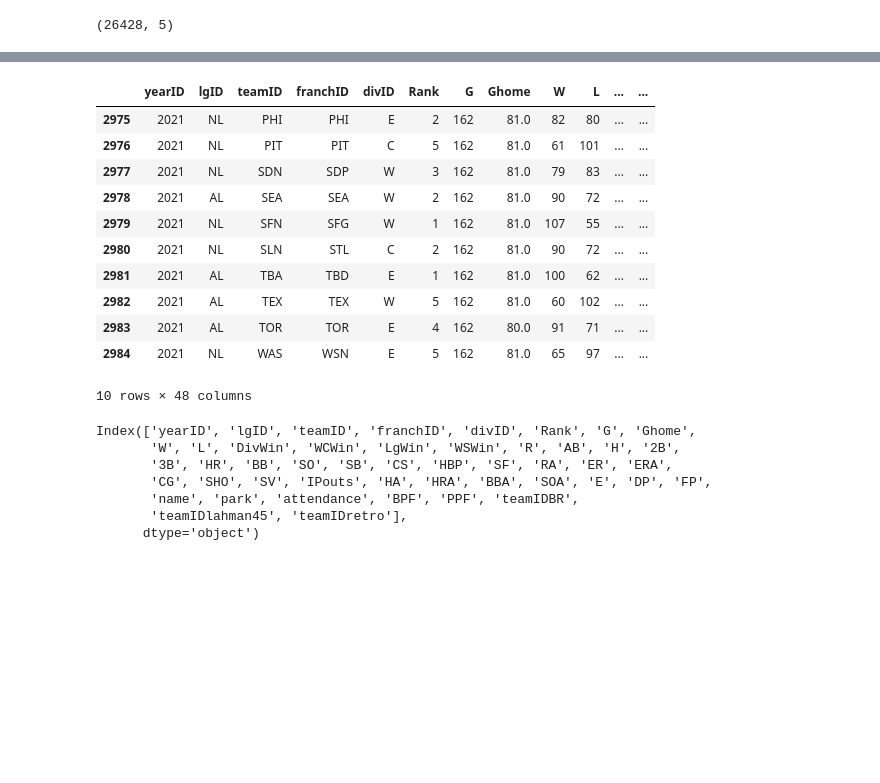
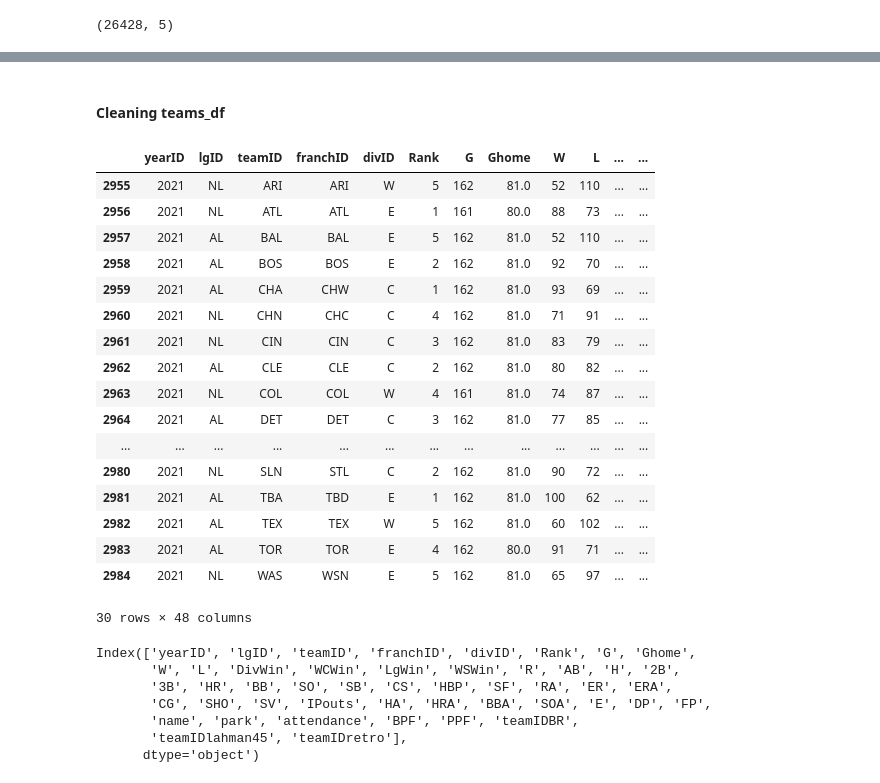
Before and after one commit to jskominsky/Predicting_MLB_Free_Agent_Salaries, a Jupyter notebook: Workspace/Data Cleaning.ipynb, the cells around one changed output, grey strips where cells are left out. Cells and saved outputs as stored; diff of their text form; code cells hidden in the pictures; blank space fills up the shorter version.

```diff
--- a/Workspace/Data Cleaning.ipynb
+++ b/Workspace/Data Cleaning.ipynb
@@ -509,18 +689,26 @@ playoff_results_df.tail(10)
+# %% [markdown]
+#### Cleaning teams_df
 # %%
-teams_df.tail(10)
+teams_df.tail(30)
 # %% [output]
 |  | yearID | lgID | teamID | franchID | divID | Rank | G | Ghome | W | L | ... | ... |
-| 2975 | 2021 | NL | PHI | PHI | E | 2 | 162 | 81.0 | 82 | 80 | ... | ... |
-| 2976 | 2021 | NL | PIT | PIT | C | 5 | 162 | 81.0 | 61 | 101 | ... | ... |
-| 2977 | 2021 | NL | SDN | SDP | W | 3 | 162 | 81.0 | 79 | 83 | ... | ... |
-| 2978 | 2021 | AL | SEA | SEA | W | 2 | 162 | 81.0 | 90 | 72 | ... | ... |
-| 2979 | 2021 | NL | SFN | SFG | W | 1 | 162 | 81.0 | 107 | 55 | ... | ... |
+| 2955 | 2021 | NL | ARI | ARI | W | 5 | 162 | 81.0 | 52 | 110 | ... | ... |
+| 2956 | 2021 | NL | ATL | ATL | E | 1 | 161 | 80.0 | 88 | 73 | ... | ... |
+| 2957 | 2021 | AL | BAL | BAL | E | 5 | 162 | 81.0 | 52 | 110 | ... | ... |
+| 2958 | 2021 | AL | BOS | BOS | E | 2 | 162 | 81.0 | 92 | 70 | ... | ... |
+| 2959 | 2021 | AL | CHA | CHW | C | 1 | 162 | 81.0 | 93 | 69 | ... | ... |
+| 2960 | 2021 | NL | CHN | CHC | C | 4 | 162 | 81.0 | 71 | 91 | ... | ... |
+| 2961 | 2021 | NL | CIN | CIN | C | 3 | 162 | 81.0 | 83 | 79 | ... | ... |
+| 2962 | 2021 | AL | CLE | CLE | C | 2 | 162 | 81.0 | 80 | 82 | ... | ... |
+| 2963 | 2021 | NL | COL | COL | W | 4 | 161 | 81.0 | 74 | 87 | ... | ... |
+| 2964 | 2021 | AL | DET | DET | C | 3 | 162 | 81.0 | 77 | 85 | ... | ... |
+| ... | ... | ... | ... | ... | ... | ... | ... | ... | ... | ... | ... | ... |
 | 2980 | 2021 | NL | SLN | STL | C | 2 | 162 | 81.0 | 90 | 72 | ... | ... |
 | 2981 | 2021 | AL | TBA | TBD | E | 1 | 162 | 81.0 | 100 | 62 | ... | ... |
 | 2982 | 2021 | AL | TEX | TEX | W | 5 | 162 | 81.0 | 60 | 102 | ... | ... |
 | 2983 | 2021 | AL | TOR | TOR | E | 4 | 162 | 80.0 | 91 | 71 | ... | ... |
 | 2984 | 2021 | NL | WAS | WSN | E | 5 | 162 | 81.0 | 65 | 97 | ... | ... |
-10 rows × 48 columns
+30 rows × 48 columns
 # %%
 teams_df.columns
 # %% [output]
```
Also changed, not shown: parts of 100 cells of this notebook.
